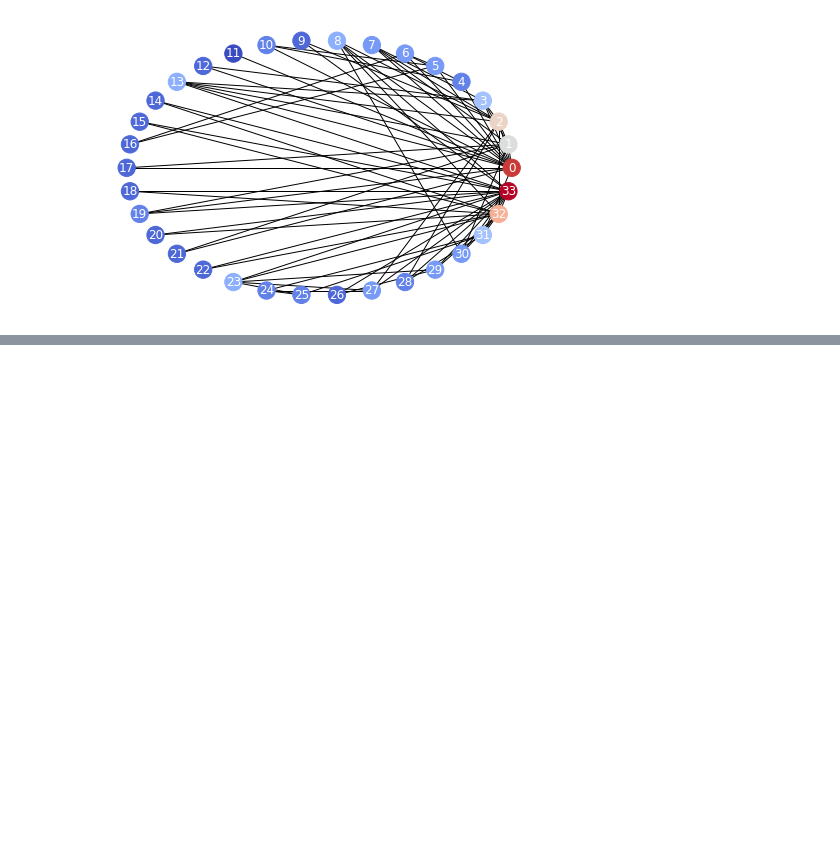
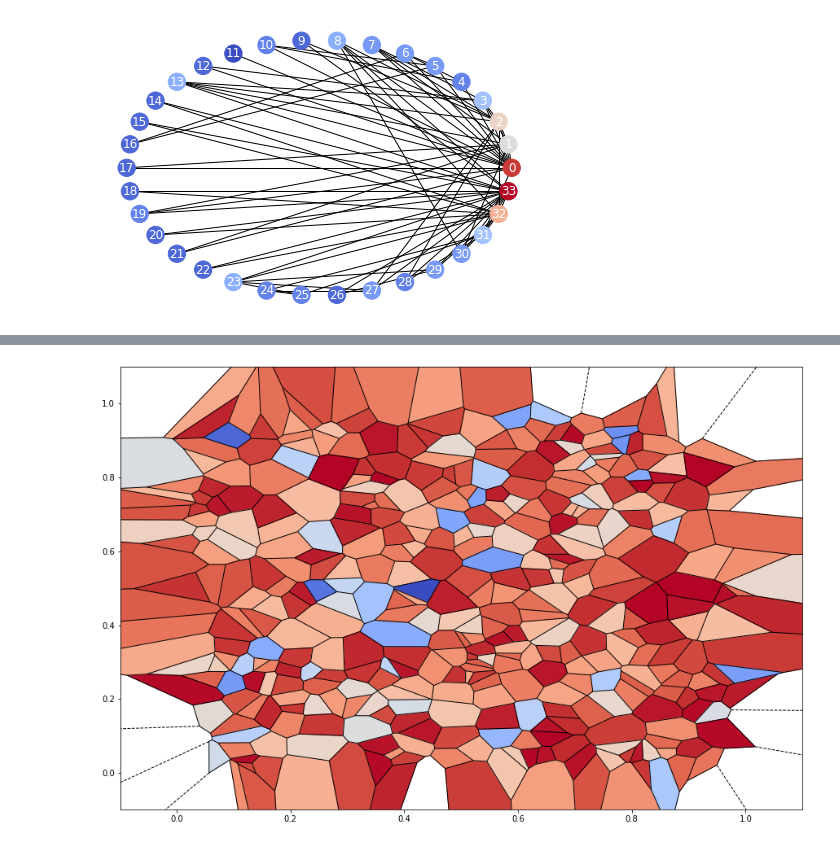
Before and after one commit to manuel-dileo/not-so-simple-graph-visualization, a Jupyter notebook: information-diffusion/basic_network_diffusion.ipynb, the cells around one changed output, grey strips where cells are left out. Cells and saved outputs as stored; diff of their text form; code cells hidden in the pictures; blank space fills up the shorter version.

Commit message:
basic spatial spreading

```diff
--- a/information-diffusion/basic_network_diffusion.ipynb
+++ b/information-diffusion/basic_network_diffusion.ipynb
@@ -45,0 +53,38 @@ plt.show()
+# %%
+import numpy as np
+import matplotlib as mpl
+import matplotlib.cm as cm
+import matplotlib.pyplot as plt
+from scipy.spatial import Voronoi, voronoi_plot_2d
+
+# generate data points (towers) /infected values
+
+numtower = 400
+dimension = 2
+
+celltowers = np.random.uniform(size=[numtower, dimension])
+infected_in_cell = np.random.power(5.,size=numtower)
+
+# generate Voronoi tessellation
+vor = Voronoi(celltowers)
+
+# find min/max values for normalization
+minima = min(infected_in_cell)
+maxima = max(infected_in_cell)
+
+# normalize chosen colormap
+norm = mpl.colors.Normalize(vmin=minima, vmax=maxima, clip=True)
+mapper = cm.ScalarMappable(norm=norm, cmap=cm.coolwarm)
+
+# plot Voronoi diagram, and fill finite regions with color mapped from speed value
+fig = plt.figure(figsize=(15,10))
+ax = plt.axes()
+voronoi_plot_2d(vor, show_points=False, show_vertices=False, s=1,ax=ax)
+for r in range(len(vor.point_region)):
+    region = vor.regions[vor.point_region[r]]
+    if not -1 in region:
+        polygon = [vor.vertices[i] for i in region]
+        plt.fill(*zip(*polygon), color=mapper.to_rgba(infected_in_cell[r]))
+plt.show()
+# %% [output]
+[figure, added]
```
Also changed, not shown: parts of 3 cells of this notebook.
